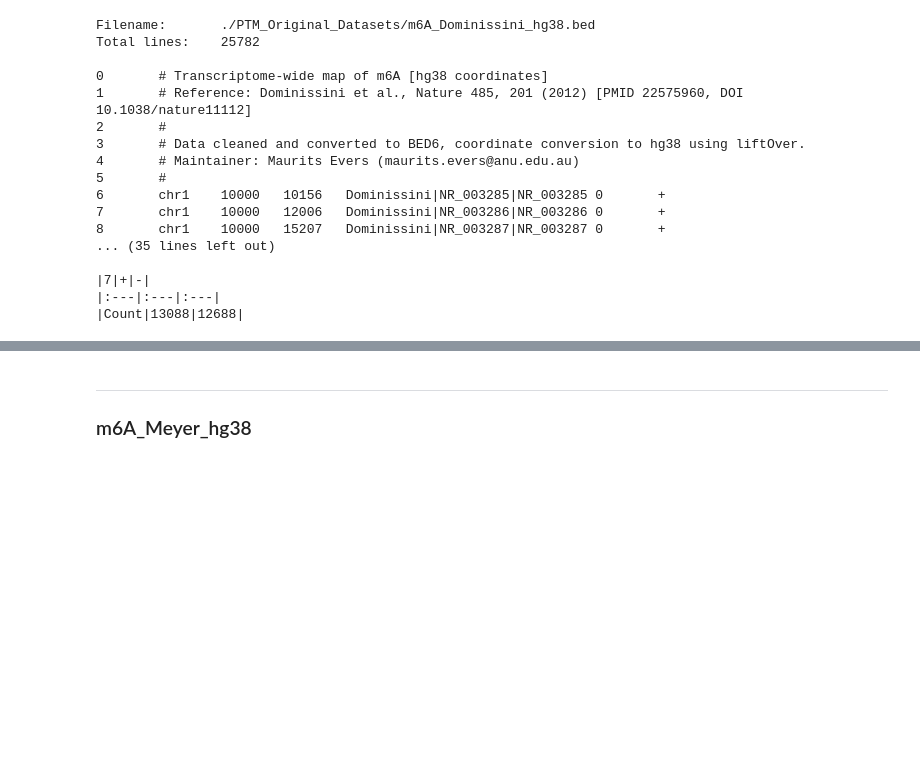
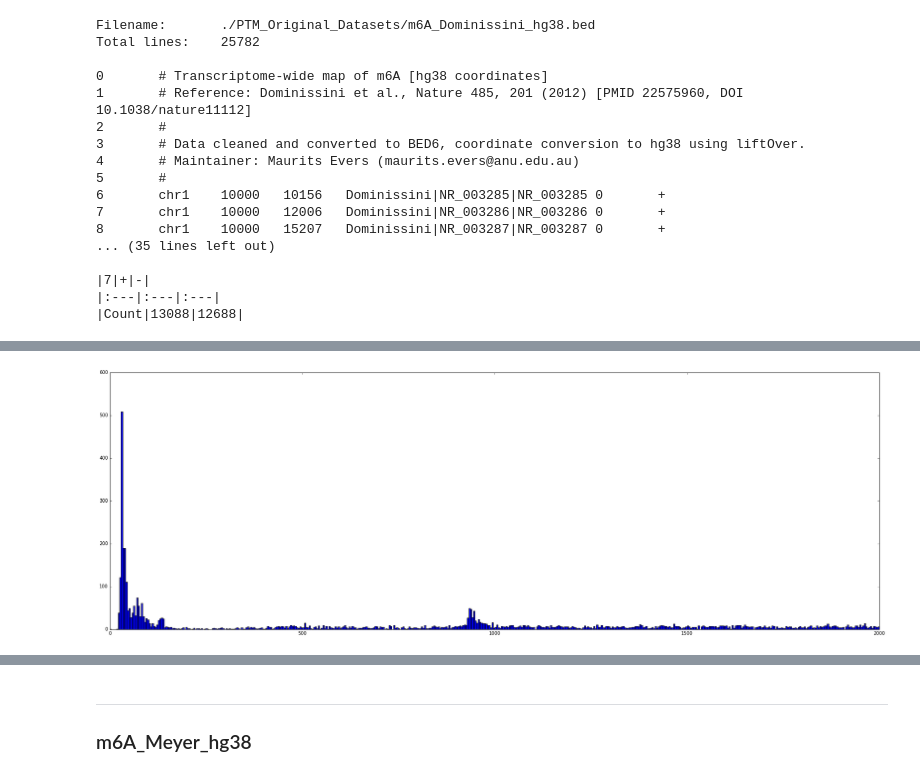
Before and after one commit to a-slide/iPython-Notebook, a Jupyter notebook: Notebooks/2016_05_23_Epi2_pilot_datasets_analysis.ipynb, the cells around one changed output, grey strips where cells are left out. Cells and saved outputs as stored; diff of their text form; code cells hidden in the pictures; blank space fills up the shorter version.

```diff
--- a/Notebooks/2016_05_23_Epi2_pilot_datasets_analysis.ipynb
+++ b/Notebooks/2016_05_23_Epi2_pilot_datasets_analysis.ipynb
@@ -1055,0 +1101,4 @@ Total lines:    25782
+# %%
+distrib_peak_len(infile, normed=False, range=[1,2000], bins=500)
+# %% [output]
+[figure, added]
```
Also changed, not shown: parts of 51 cells of this notebook.
